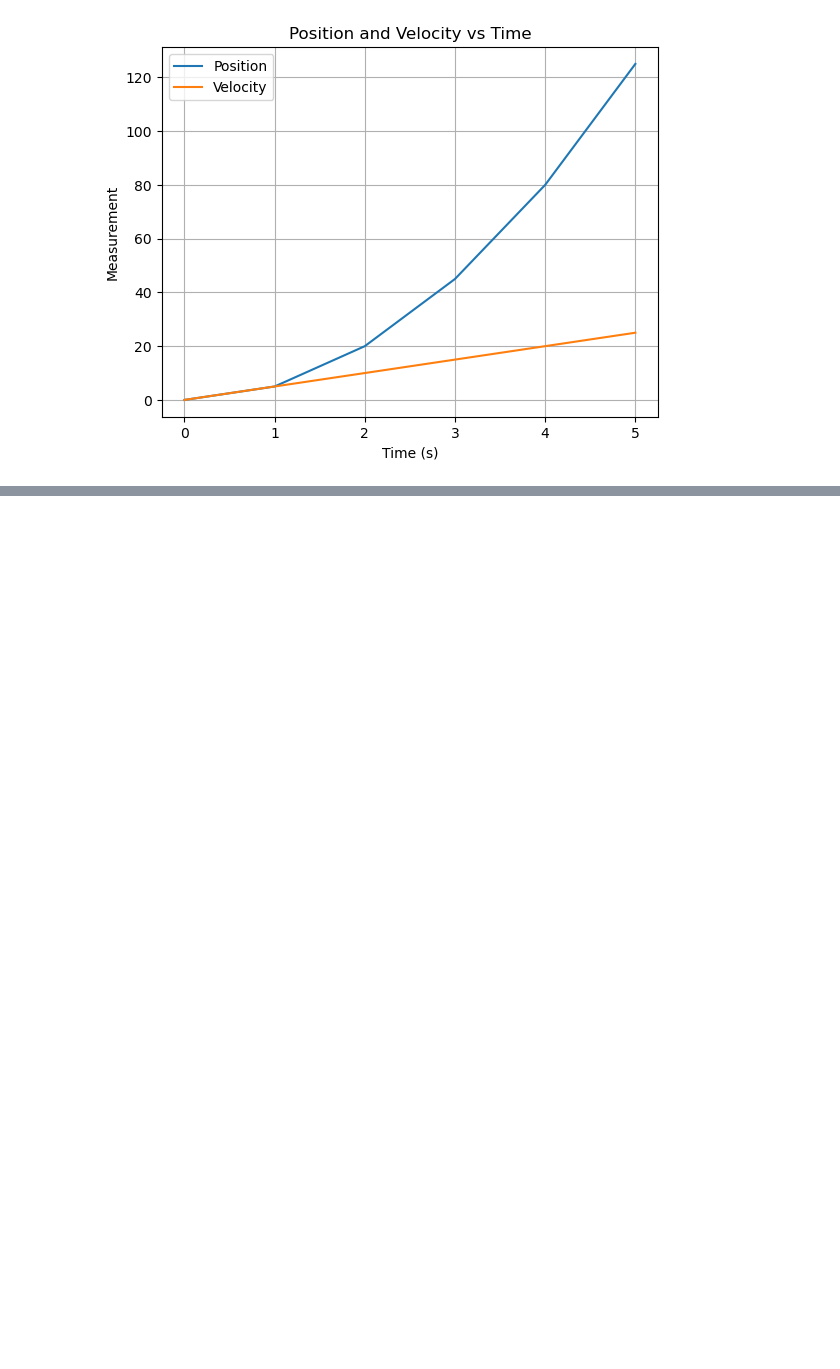
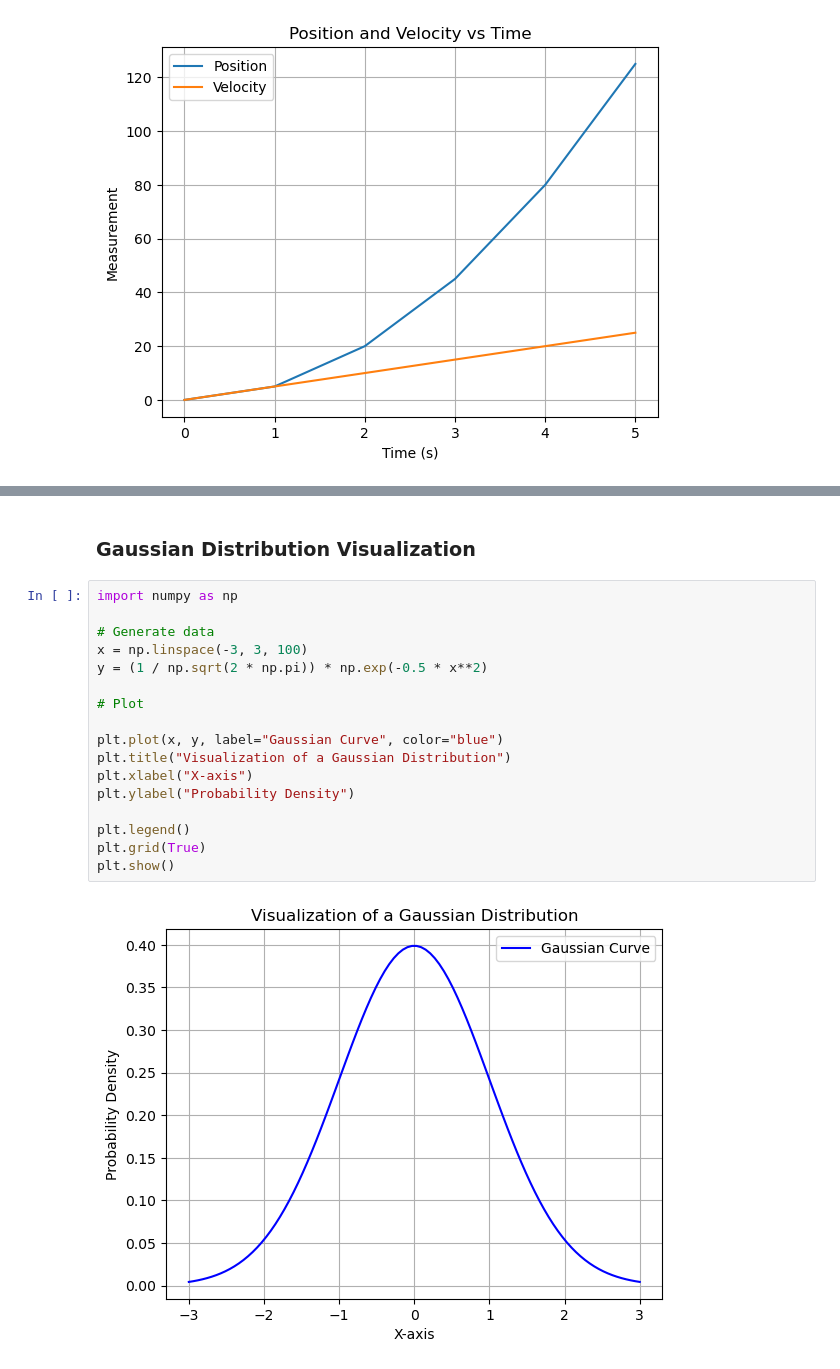
Before and after one commit to Collins-kariuk/Python-for-Physics-Students, a Jupyter notebook: Part 4_Data Visualization/Matplotlib & Plotting for Research.ipynb, the cells around one changed output, grey strips where cells are left out. Drawn from its saved outputs; the diff is of its cells as text; blank space fills up the shorter version.

```diff
--- a/Part 4_Data Visualization/Matplotlib & Plotting for Research.ipynb
+++ b/Part 4_Data Visualization/Matplotlib & Plotting for Research.ipynb
@@ -155,0 +236,21 @@ plt.show()
+# %% [markdown]
+### Gaussian Distribution Visualization
+# %%
+import numpy as np
+
+# Generate data
+x = np.linspace(-3, 3, 100)
+y = (1 / np.sqrt(2 * np.pi)) * np.exp(-0.5 * x**2)
+
+# Plot
+
+plt.plot(x, y, label="Gaussian Curve", color="blue")
+plt.title("Visualization of a Gaussian Distribution")
+plt.xlabel("X-axis")
+plt.ylabel("Probability Density")
+
+plt.legend()
+plt.grid(True)
+plt.show()
+# %% [output]
+[figure, added]
```
Also changed, not shown: parts of 10 cells of this notebook.
